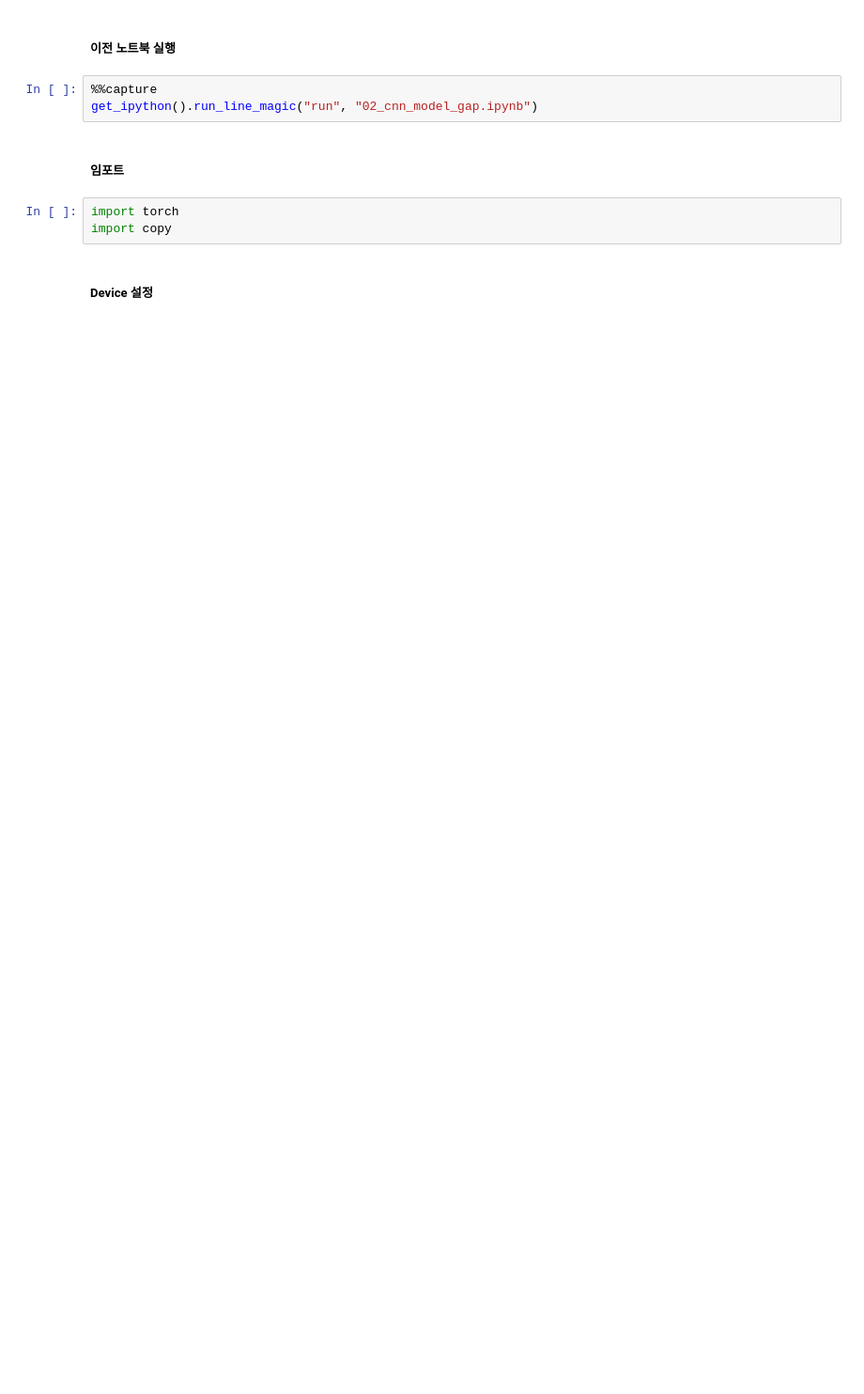
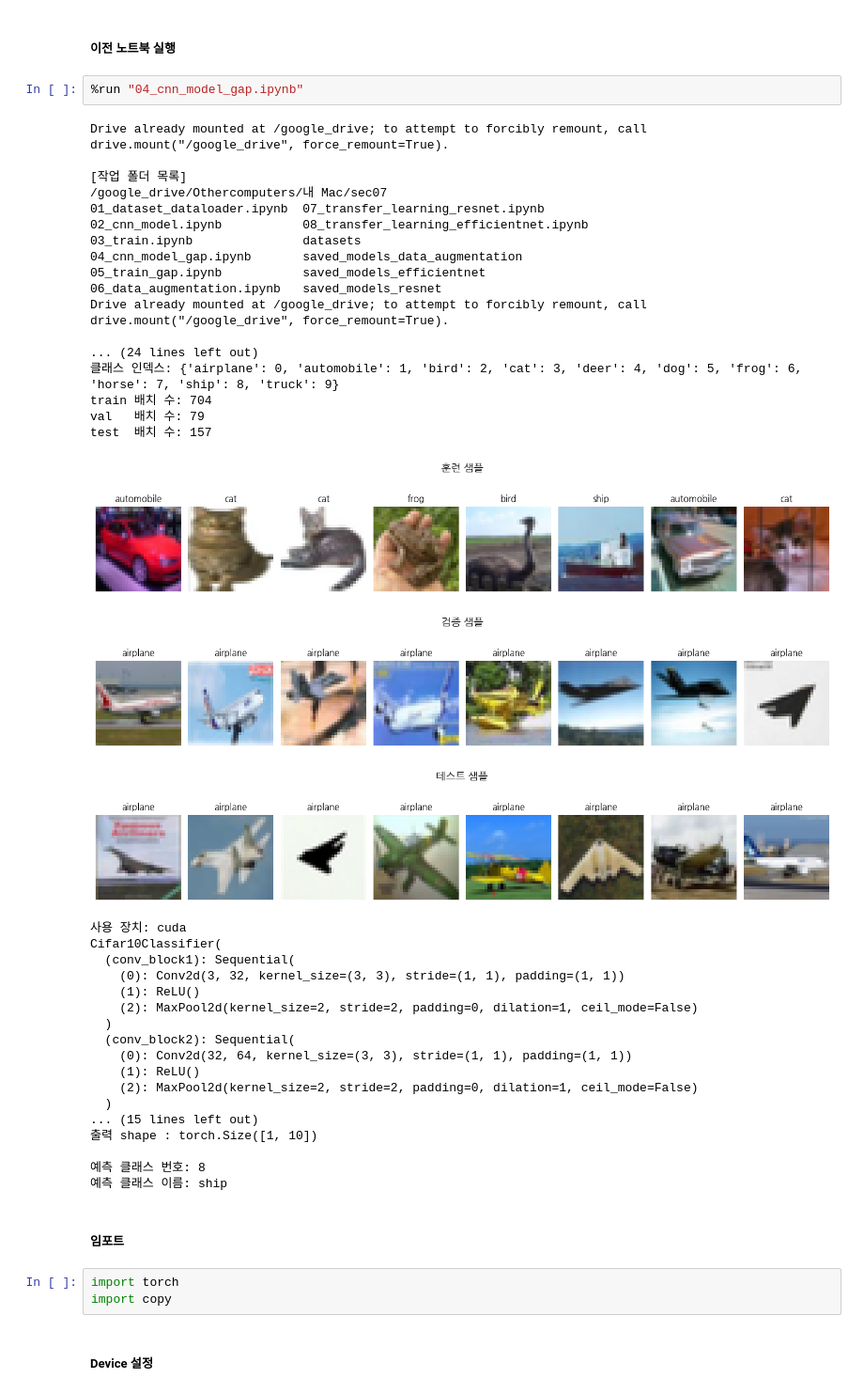
Before and after one commit to daehyuk1231/ai-model-development, a Jupyter notebook: sec07/05_train_gap.ipynb, the cells around one changed output. Shown at 94% size. Drawn from its saved outputs; the diff is of its cells as text; blank space fills up the shorter version.

```diff
--- a/sec07/05_train_gap.ipynb
+++ b/sec07/05_train_gap.ipynb
@@ -67,8 +25,45 @@ Processing triggers for fontconfig (2.13.1-4.2ubuntu5) ...
 # %% [markdown]
 ##### 이전 노트북 실행
 # %%
-%%capture
-get_ipython().run_line_magic("run", "02_cnn_model_gap.ipynb")
+%run "04_cnn_model_gap.ipynb"
+# %% [output]
+Drive already mounted at /google_drive; to attempt to forcibly remount, call drive.mount("/google_drive", force_remount=True).
+
+[작업 폴더 목록]
+/google_drive/Othercomputers/내 Mac/sec07
+01_dataset_dataloader.ipynb  07_transfer_learning_resnet.ipynb
+02_cnn_model.ipynb           08_transfer_learning_efficientnet.ipynb
+03_train.ipynb               datasets
+04_cnn_model_gap.ipynb       saved_models_data_augmentation
+05_train_gap.ipynb           saved_models_efficientnet
+06_data_augmentation.ipynb   saved_models_resnet
+Drive already mounted at /google_drive; to attempt to forcibly remount, call drive.mount("/google_drive", force_remount=True).
+
+... (24 lines left out)
+클래스 인덱스: {'airplane': 0, 'automobile': 1, 'bird': 2, 'cat': 3, 'deer': 4, 'dog': 5, 'frog': 6, 'horse': 7, 'ship': 8, 'truck': 9}
+train 배치 수: 704
+val   배치 수: 79
+test  배치 수: 157
+[figure, added]
+[figure, added]
+[figure, added]
+사용 장치: cuda
+Cifar10Classifier(
+  (conv_block1): Sequential(
+    (0): Conv2d(3, 32, kernel_size=(3, 3), stride=(1, 1), padding=(1, 1))
+    (1): ReLU()
+    (2): MaxPool2d(kernel_size=2, stride=2, padding=0, dilation=1, ceil_mode=False)
+  )
+  (conv_block2): Sequential(
+    (0): Conv2d(32, 64, kernel_size=(3, 3), stride=(1, 1), padding=(1, 1))
+    (1): ReLU()
+    (2): MaxPool2d(kernel_size=2, stride=2, padding=0, dilation=1, ceil_mode=False)
+  )
+... (15 lines left out)
+출력 shape : torch.Size([1, 10])
+
+예측 클래스 번호: 8
+예측 클래스 이름: ship
 # %% [markdown]
 ##### 임포트
 # %%
```
Also changed, not shown: parts of 3 cells of this notebook, 7 other files.
